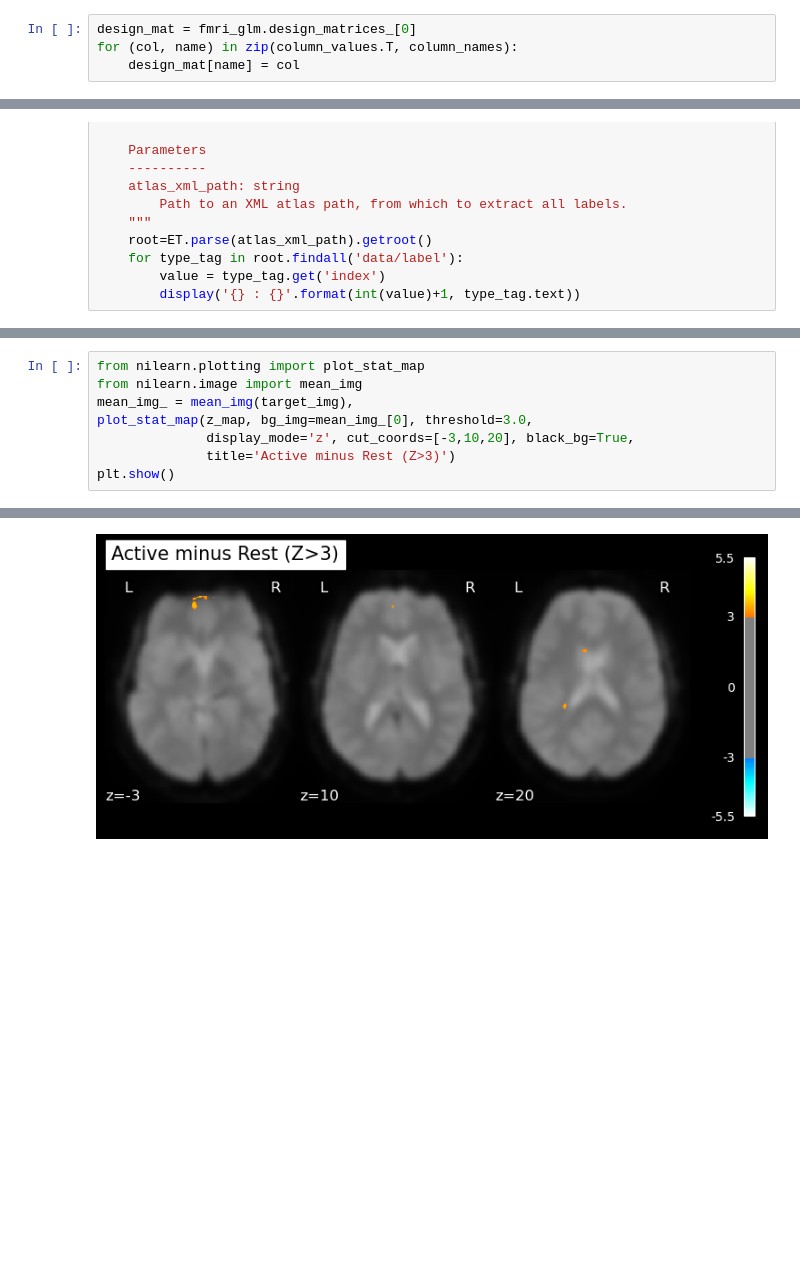
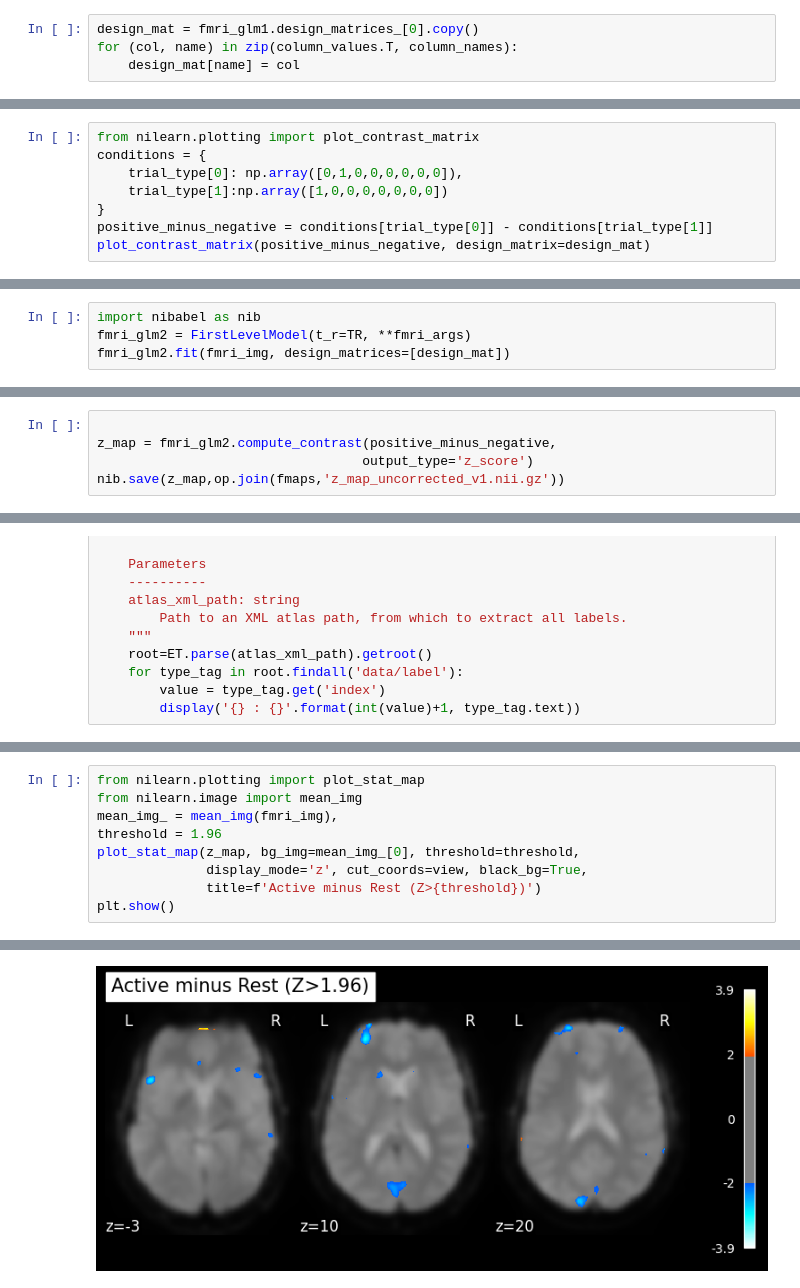
Before and after one commit to NicolasRR/NSSP, a Jupyter notebook: glm.ipynb, the cells around one changed output, grey strips where cells are left out. Drawn from its saved outputs; the diff is of its cells as text; blank space fills up the shorter version.

```diff
--- a/glm.ipynb
+++ b/glm.ipynb
@@ -172,5 +157,5 @@ column_values, column_names = _make_drift(drift_model='polynomial', frame_times=
 # %%
-design_mat = fmri_glm.design_matrices_[0]
+design_mat = fmri_glm1.design_matrices_[0].copy()
 for (col, name) in zip(column_values.T, column_names):
     design_mat[name] = col
 # %%
@@ -186,0 +166,8 @@ nib.save(z_map, 'z_map_uncorrected.nii.gz')
+# %%
+from nilearn.plotting import plot_contrast_matrix
+conditions = {
+    trial_type[0]: np.array([0,1,0,0,0,0,0,0]),
+    trial_type[1]:np.array([1,0,0,0,0,0,0,0])
+}
+positive_minus_negative = conditions[trial_type[0]] - conditions[trial_type[1]]
+plot_contrast_matrix(positive_minus_negative, design_matrix=design_mat)
@@ -186,0 +177,4 @@ nib.save(z_map, 'z_map_uncorrected.nii.gz')
+# %%
+import nibabel as nib
+fmri_glm2 = FirstLevelModel(t_r=TR, **fmri_args)
+fmri_glm2.fit(fmri_img, design_matrices=[design_mat])
@@ -187,3 +189,8 @@ nib.save(z_map, 'z_map_uncorrected.nii.gz')
+# %%
+
+z_map = fmri_glm2.compute_contrast(positive_minus_negative,
+                                  output_type='z_score')
+nib.save(z_map,op.join(fmaps,'z_map_uncorrected_v1.nii.gz'))
 # %%
 import xml.etree.ElementTree as ET
 
@@ -237,9 +220,10 @@ display_atlas_corresp(op.expandvars('$FSLDIR/data/atlases/MNI.xml'))
 # %%
 from nilearn.plotting import plot_stat_map
 from nilearn.image import mean_img
-mean_img_ = mean_img(target_img),
-plot_stat_map(z_map, bg_img=mean_img_[0], threshold=3.0,
-              display_mode='z', cut_coords=[-3,10,20], black_bg=True,
-              title='Active minus Rest (Z>3)')
+mean_img_ = mean_img(fmri_img),
+threshold = 1.96
+plot_stat_map(z_map, bg_img=mean_img_[0], threshold=threshold,
+              display_mode='z', cut_coords=view, black_bg=True,
+              title=f'Active minus Rest (Z>{threshold})')
 plt.show()
 # %% [output]
@@ -253,4 +230,4 @@ plt.show()
-[figure, old version]
+[figure, new version]
 # %%
 from nilearn.glm import threshold_stats_img
 
```
Also changed, not shown: parts of 38 cells of this notebook, 2 other files.
